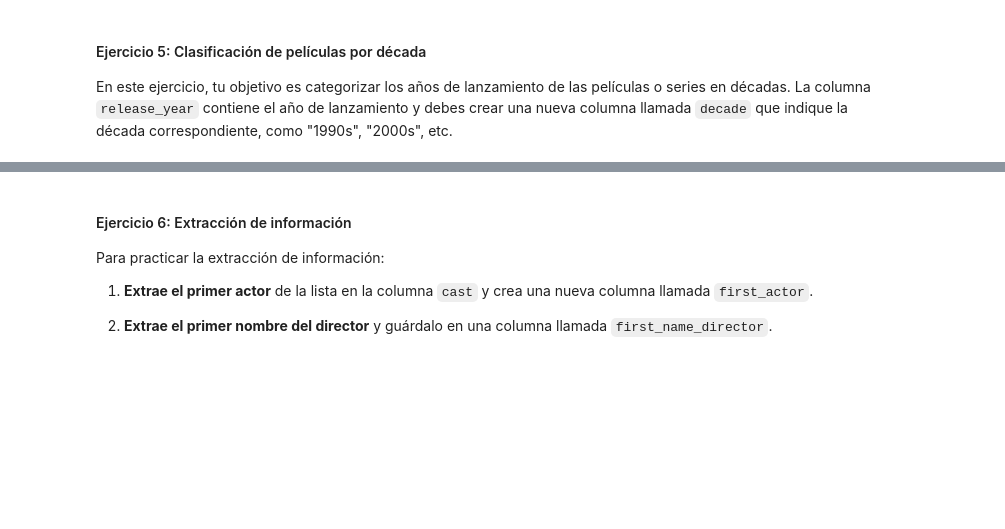
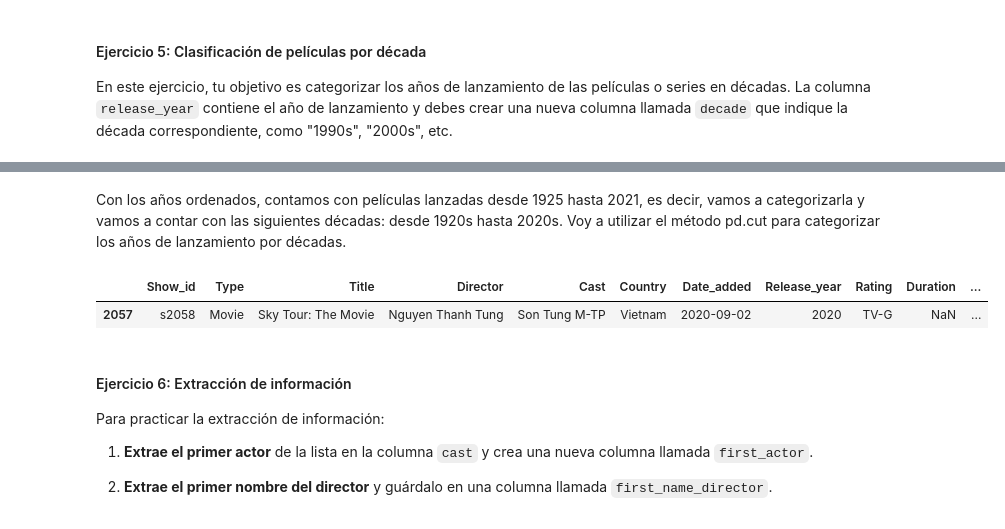
Before and after one commit to raquelscv/laboratorio-Pandas-Limpieza, a Jupyter notebook: laboratorio-modulo2-leccion05-limpieza.ipynb, the cells around one changed output, grey strips where cells are left out. Drawn from its saved outputs; the diff is of its cells as text; code cells hidden in the pictures; blank space fills up the shorter version.

```diff
--- a/laboratorio-modulo2-leccion05-limpieza.ipynb
+++ b/laboratorio-modulo2-leccion05-limpieza.ipynb
@@ -219,3 +274,20 @@ En este ejercicio, tu objetivo es categorizar los años de lanzamiento de las pe
+# %% [markdown]
+Con los años ordenados, contamos con películas lanzadas desde 1925 hasta 2021, es decir, vamos a categorizarla y vamos a contar con las siguientes décadas: desde 1920s hasta 2020s. Voy a utilizar el método pd.cut para categorizar los años de lanzamiento por décadas.
+# %%
+#Lo primero que hago es definir los límites de los intervalos. Como por defecto right=True los intervalos serán: (1919,1929], (1929, 1939], (1939, 1949] ...
+bins = [1919, 1929, 1939, 1949, 1959, 1969, 1979, 1989, 1999, 2009, 2019, 2029]
+
+#Lo segundo, defino las etiquetas (décadas) para cada intervalo. Es decir, para el primer intervalo: (1919, 1929] la etiqueta será: "1920s" y así sucesivamente.
+labels = ['1920s', '1930s', '1940s', '1950s', '1960s', '1970s', '1980s', '1990s', '2000s', '2010s', '2020s']
+
+#Por último, creo la columna Decade que va a ser la categorizada. Empleo el método pd.cut llamando a la columna de año de lanzamiento y meto los intervalos y las etiquetas previamente definidas.
+df_netflix_final["Decade"] = pd.cut(df_netflix_final["Release_year"], bins=bins, labels=labels)
+
+#Compruebo que se ha generado correctamente la columna
+df_netflix_final.sample()
+# %% [output]
+|  | Show_id | Type | Title | Director | Cast | Country | Date_added | Release_year | Rating | Duration | ... |
+| 2057 | s2058 | Movie | Sky Tour: The Movie | Nguyen Thanh Tung | Son Tung M-TP | Vietnam | 2020-09-02 | 2020 | TV-G | NaN | ... |
 # %% [markdown]
 #### Ejercicio 6: Extracción de información
 
```
Also changed, not shown: parts of 13 cells of this notebook.
